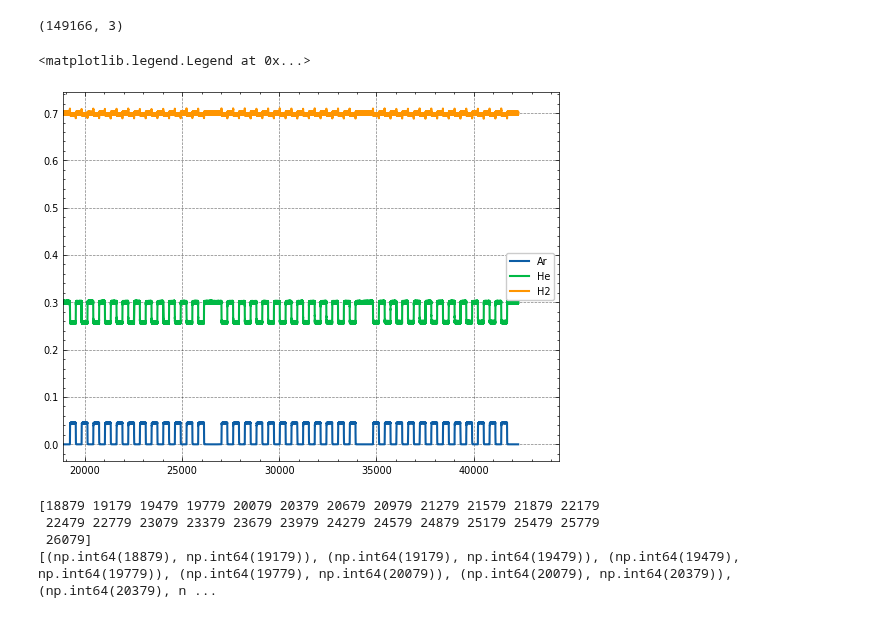
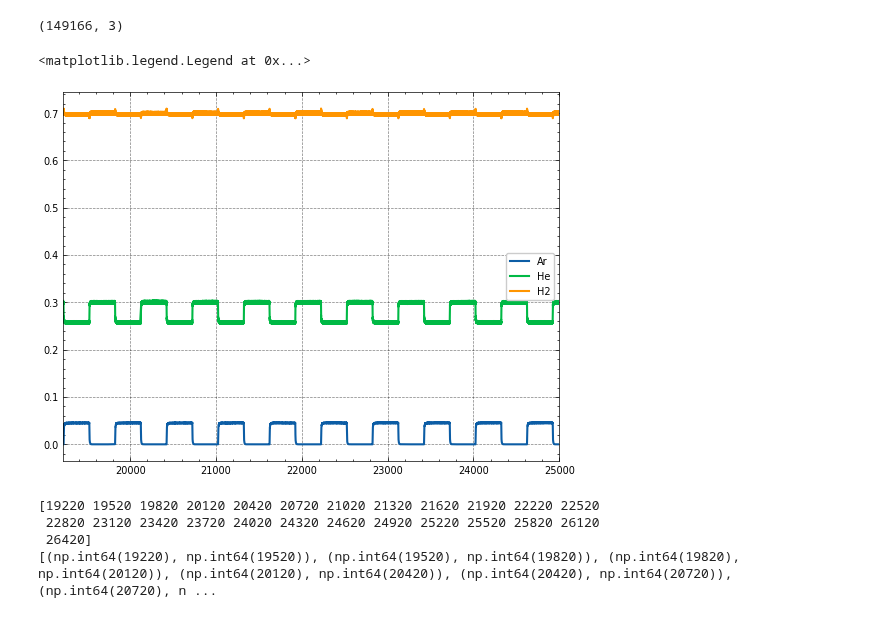
Before and after one commit to ChemRxnEngLab/nRTD, a Jupyter notebook: Experiments/FBA_001/D-downstream/250714_FBA-250-ml-2bar-tot-sys.ipynb, the cells around one changed output. Drawn from its saved outputs; the diff is of its cells as text; code cells hidden in the pictures.

```diff
--- a/Experiments/FBA_001/D-downstream/250714_FBA-250-ml-2bar-tot-sys.ipynb
+++ b/Experiments/FBA_001/D-downstream/250714_FBA-250-ml-2bar-tot-sys.ipynb
@@ -17,12 +17,12 @@ print(n_dot.shape)
 # %%
 plt.plot(t_source, n_dot[:,0], label="Ar", color="C0")
 plt.plot(t_source, n_dot[:,1], label="He", color="C1")
 plt.plot(t_source, n_dot[:,2], label="H2", color="C2")
-plt.xlim(-20.25+45*60+12*10*60+20*60+12*10*60+10*60,)
+plt.xlim(20.25+45*60+12*10*60+20*60+12*10*60+10*60+5*60,25000)
 plt.legend()
 # %% [output]
 <matplotlib.legend.Legend at 0x...>
-[figure, old version]
+[figure, new version]
 # %%
 time_delta = t_source - t_source[0]
 
@@ -36,7 +36,7 @@ t_range = (time_delta.min(), time_delta.max())
 # %%
 # create array with half-period times
 
-t_offset = -20.25+45*60+12*10*60+20*60+12*10*60+10*60 # 45min offset until experiment starts
+t_offset = 20.25+45*60+12*10*60+20*60+12*10*60+10*60+5*60 # 45min offset until experiment starts
 t_halfperiod = 300 # 5min half-period duration
 
 switching_times = np.full((24,), t_halfperiod) # 24 half-periods
@@ -50,10 +50,10 @@ intervals = [
 ]
 print(intervals)
 # %% [output]
-[18879 19179 19479 19779 20079 20379 20679 20979 21279 21579 21879 22179
- 22479 22779 23079 23379 23679 23979 24279 24579 24879 25179 25479 25779
- 26079]
-[(np.int64(18879), np.int64(19179)), (np.int64(19179), np.int64(19479)), (np.int64(19479), np.int64(19779)), (np.int64(19779), np.int64(20079)), (np.int64(20079), np.int64(20379)), (np.int64(20379), n ...
+[19220 19520 19820 20120 20420 20720 21020 21320 21620 21920 22220 22520
+ 22820 23120 23420 23720 24020 24320 24620 24920 25220 25520 25820 26120
+ 26420]
+[(np.int64(19220), np.int64(19520)), (np.int64(19520), np.int64(19820)), (np.int64(19820), np.int64(20120)), (np.int64(20120), np.int64(20420)), (np.int64(20420), np.int64(20720)), (np.int64(20720), n ...
 # %%
 interp = scipy.interpolate.interp1d(
     time_delta,
```
Also changed, not shown: parts of 10 cells of this notebook, 3 other files.
